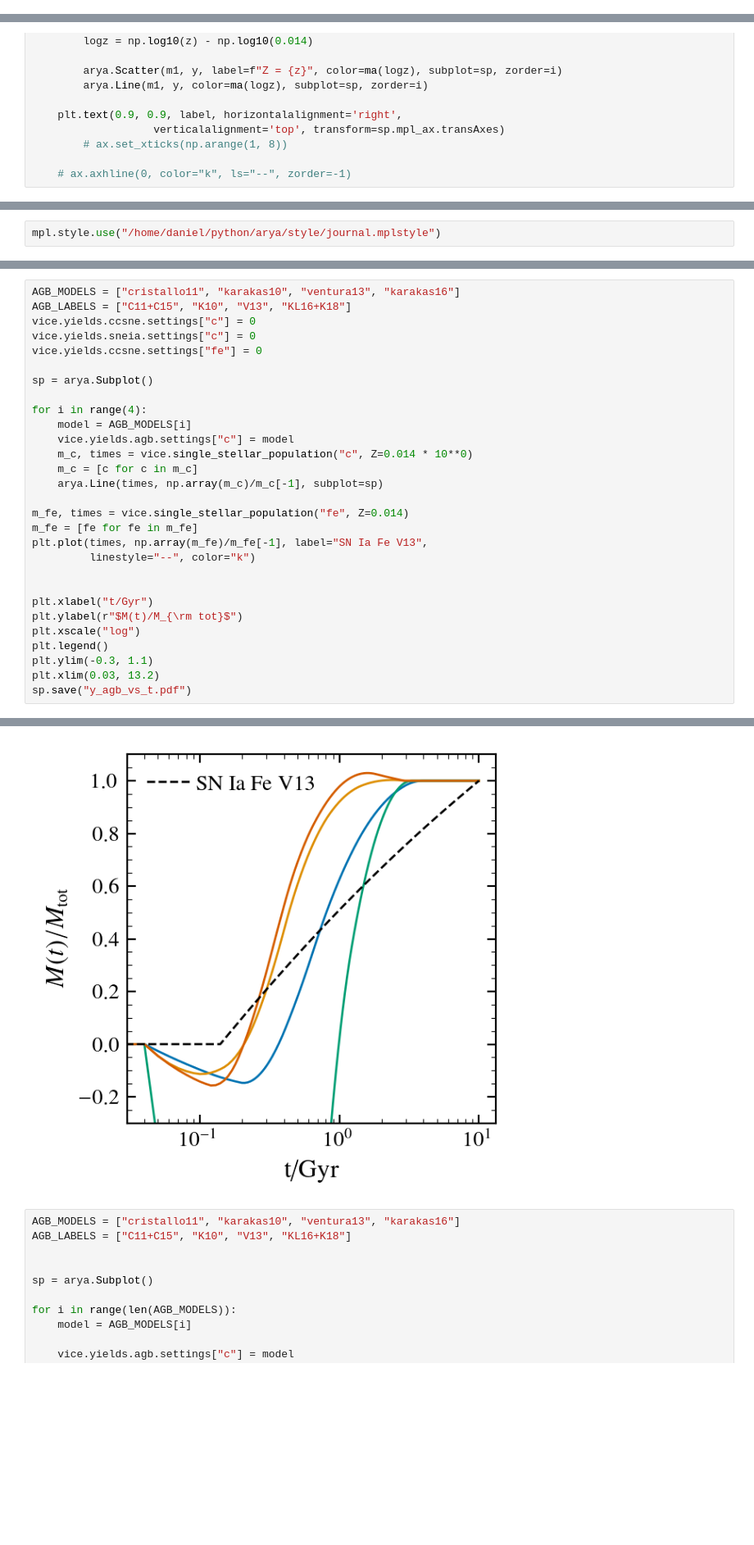
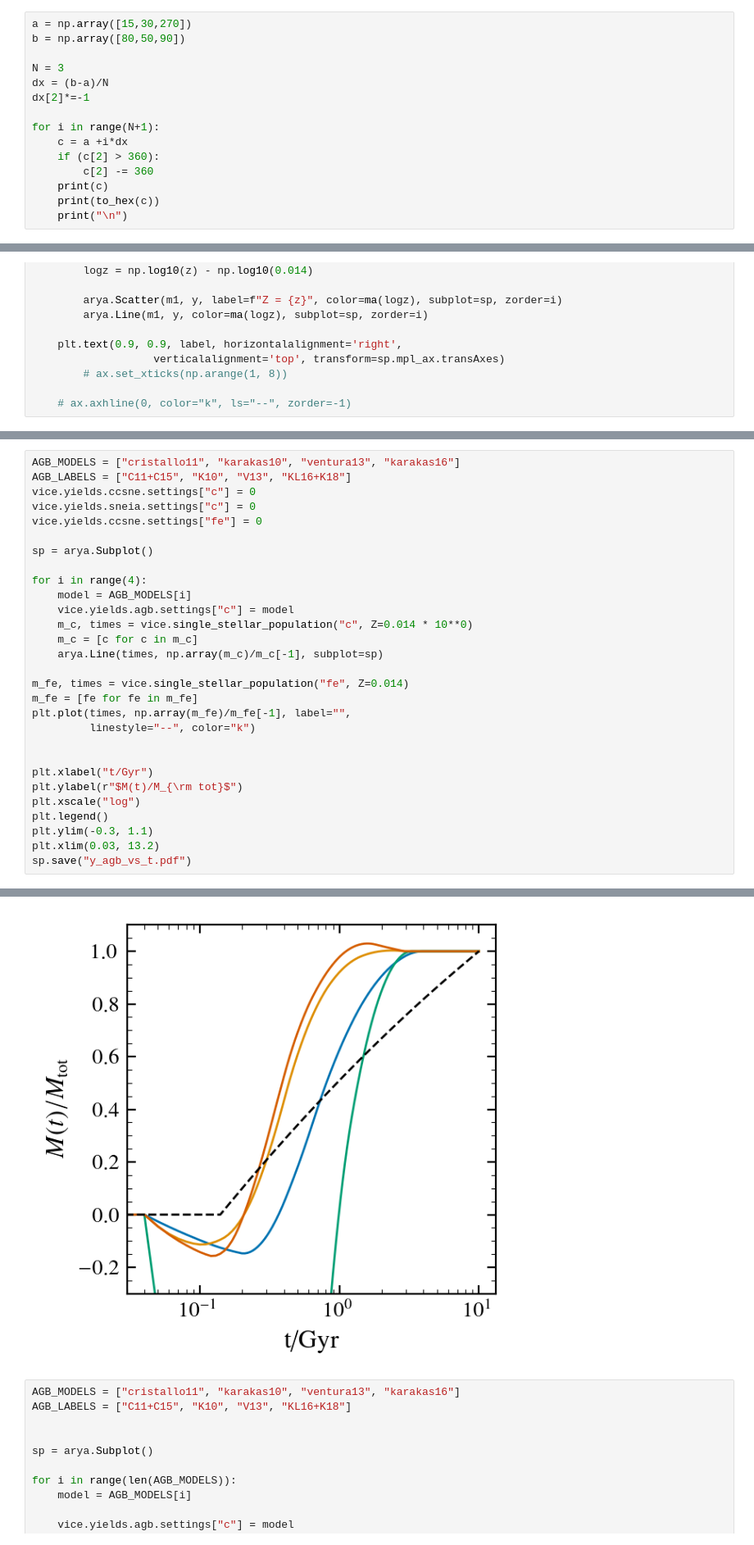
Before and after one commit to aeyobd/surp, a Jupyter notebook: carbon_paper/arya_test.ipynb, the cells around one changed output, grey strips where cells are left out. Shown at 82% size. Cells and saved outputs as stored; diff of their text form; blank space fills up the shorter version.

```diff
--- a/carbon_paper/arya_test.ipynb
+++ b/carbon_paper/arya_test.ipynb
@@ -63,0 +63,15 @@ Text(0, 0.5, 'Chroma')
+# %%
+a = np.array([15,30,270])
+b = np.array([80,50,90])
+
+N = 3
+dx = (b-a)/N
+dx[2]*=-1
+
+for i in range(N+1):
+    c = a +i*dx
+    if (c[2] > 360):
+        c[2] -= 360
+    print(c)
+    print(to_hex(c))
+    print("\n")
@@ -171,5 +198,3 @@ import arya
-# %%
-mpl.style.use("/home/daniel/python/arya/style/journal.mplstyle")
 # %%
 jp = arya.JoinPlot(2, 2, size=(3.822, 2.362))
 
@@ -206,7 +231,7 @@ for i in range(4):
 
 m_fe, times = vice.single_stellar_population("fe", Z=0.014)
 m_fe = [fe for fe in m_fe]
-plt.plot(times, np.array(m_fe)/m_fe[-1], label="SN Ia Fe V13",
+plt.plot(times, np.array(m_fe)/m_fe[-1], label="",
          linestyle="--", color="k")
 
 
@@ -222,4 +248,4 @@ one file saved at ./figures/y_agb_vs_t.pdf
-[figure, old version]
+[figure, new version]
 # %%
 AGB_MODELS = ["cristallo11", "karakas10", "ventura13", "karakas16"]
 AGB_LABELS = ["C11+C15", "K10", "V13", "KL16+K18"]
```
Also changed, not shown: parts of 15 cells of this notebook, 2 other files.
